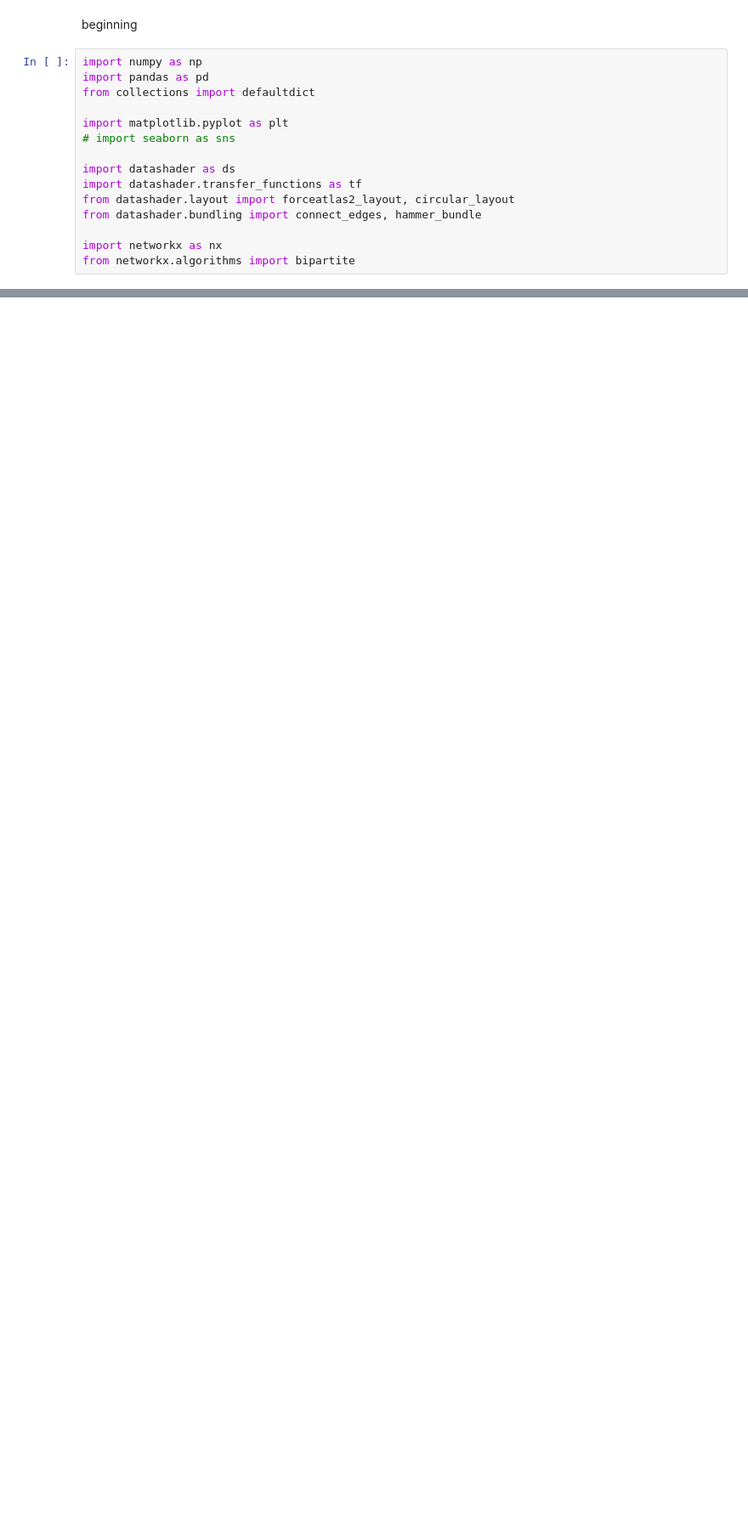
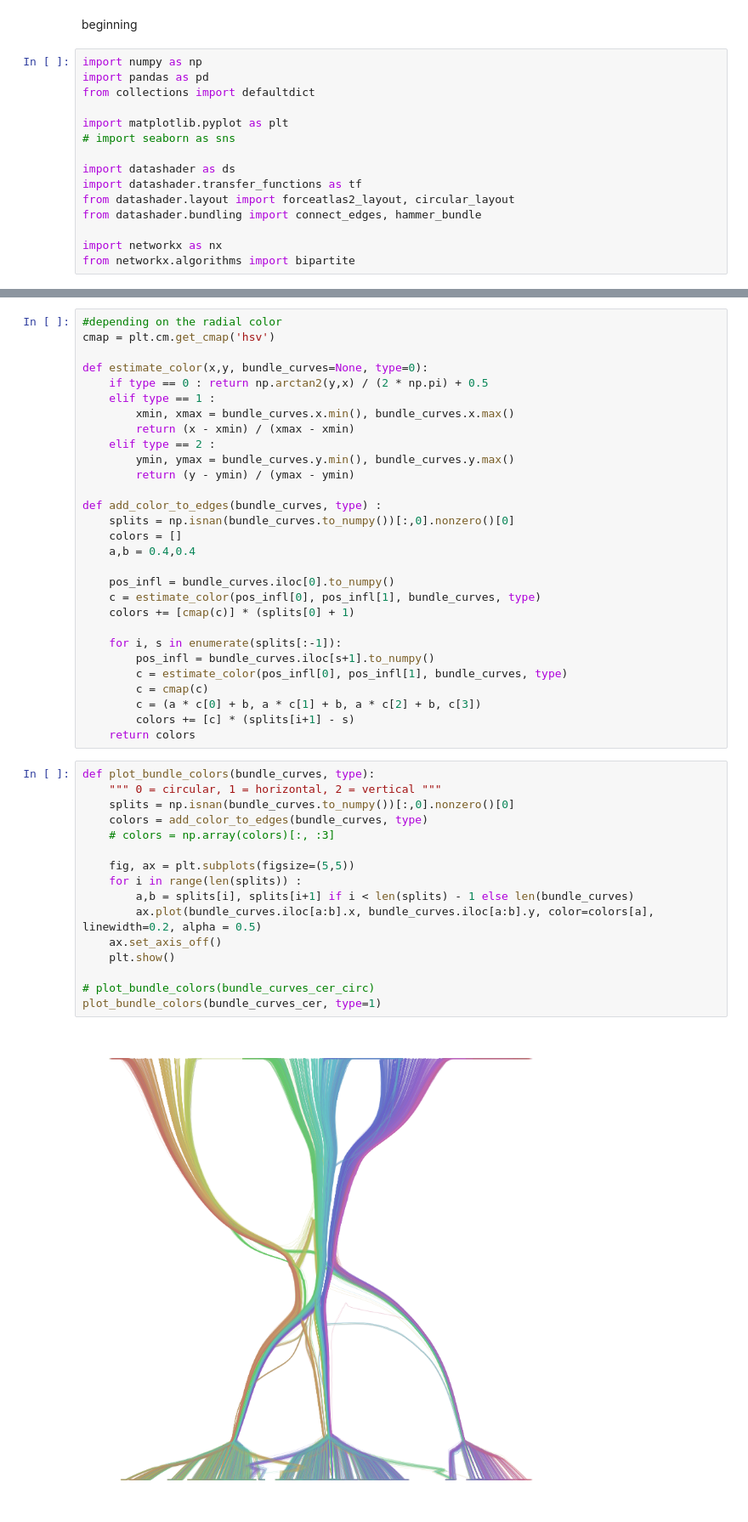
Before and after one commit to mario-michelessa/UCXAI_aviation, a Jupyter notebook: IM/graph_viz.ipynb, the cells around one changed output, grey strips where cells are left out. Shown at 85% size. Cells and saved outputs as stored; diff of their text form; blank space fills up the shorter version.

```diff
--- a/IM/graph_viz.ipynb
+++ b/IM/graph_viz.ipynb
@@ -17,0 +213,47 @@ from networkx.algorithms import bipartite
+# %%
+#depending on the radial color
+cmap = plt.cm.get_cmap('hsv')
+
+def estimate_color(x,y, bundle_curves=None, type=0):
+    if type == 0 : return np.arctan2(y,x) / (2 * np.pi) + 0.5
+    elif type == 1 :
+        xmin, xmax = bundle_curves.x.min(), bundle_curves.x.max()
+        return (x - xmin) / (xmax - xmin)
+    elif type == 2 :
+        ymin, ymax = bundle_curves.y.min(), bundle_curves.y.max()
+        return (y - ymin) / (ymax - ymin)
+
+def add_color_to_edges(bundle_curves, type) :
+    splits = np.isnan(bundle_curves.to_numpy())[:,0].nonzero()[0]
+    colors = []
+    a,b = 0.4,0.4
+
+    pos_infl = bundle_curves.iloc[0].to_numpy()
+    c = estimate_color(pos_infl[0], pos_infl[1], bundle_curves, type)
+    colors += [cmap(c)] * (splits[0] + 1)
+
+    for i, s in enumerate(splits[:-1]):
+        pos_infl = bundle_curves.iloc[s+1].to_numpy()
+        c = estimate_color(pos_infl[0], pos_infl[1], bundle_curves, type)
+        c = cmap(c)
+        c = (a * c[0] + b, a * c[1] + b, a * c[2] + b, c[3])
+        colors += [c] * (splits[i+1] - s)
+    return colors
+# %%
+def plot_bundle_colors(bundle_curves, type):
+    """ 0 = circular, 1 = horizontal, 2 = vertical """
+    splits = np.isnan(bundle_curves.to_numpy())[:,0].nonzero()[0]
+    colors = add_color_to_edges(bundle_curves, type)
+    # colors = np.array(colors)[:, :3]
+
+    fig, ax = plt.subplots(figsize=(5,5))
+    for i in range(len(splits)) :
+        a,b = splits[i], splits[i+1] if i < len(splits) - 1 else len(bundle_curves)
+        ax.plot(bundle_curves.iloc[a:b].x, bundle_curves.iloc[a:b].y, color=colors[a], linewidth=0.2, alpha = 0.5)
+    ax.set_axis_off()
+    plt.show()
+
+# plot_bundle_colors(bundle_curves_cer_circ)
+plot_bundle_colors(bundle_curves_cer, type=1)
+# %% [output]
+[figure, added]
```
Also changed, not shown: parts of 28 cells of this notebook, 23 other files.
